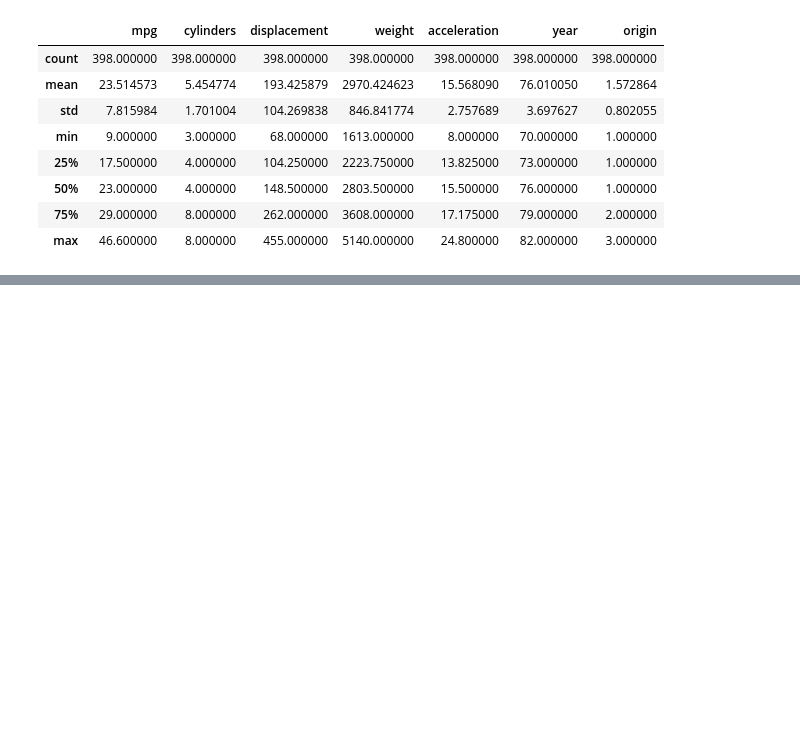
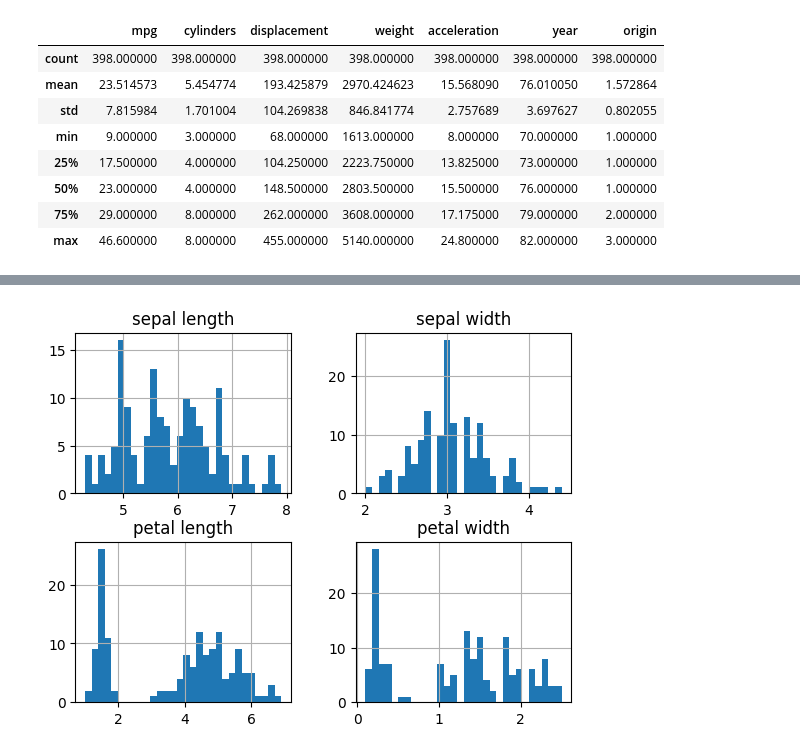
Before and after one commit to yan-3121/algorithm, a Jupyter notebook: analytics.ipynb, the cells around one changed output, grey strips where cells are left out. Drawn from its saved outputs; the diff is of its cells as text; code cells hidden in the pictures; blank space fills up the shorter version.

```diff
--- a/analytics.ipynb
+++ b/analytics.ipynb
@@ -2616,0 +2670,2 @@ car.describe()
+# %%
+df = pd.read_csv("http://logopt.com/data/iris.data", names=["sepal length", "sepal width", "petal length", "petal width", "class"],)
@@ -2616,0 +2702,4 @@ car.describe()
+# %%
+df.hist(bins=30);
+# %% [output]
+[figure, added]
```
Also changed, not shown: parts of 22 cells of this notebook.
